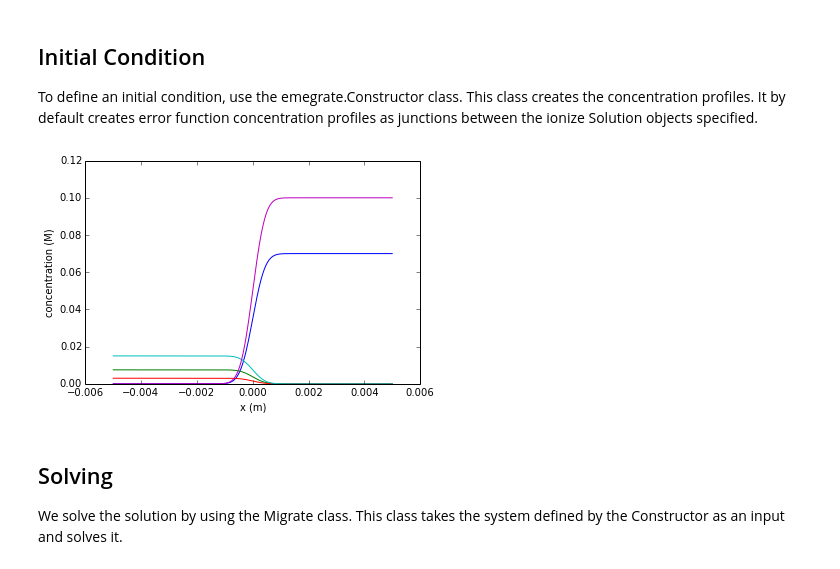
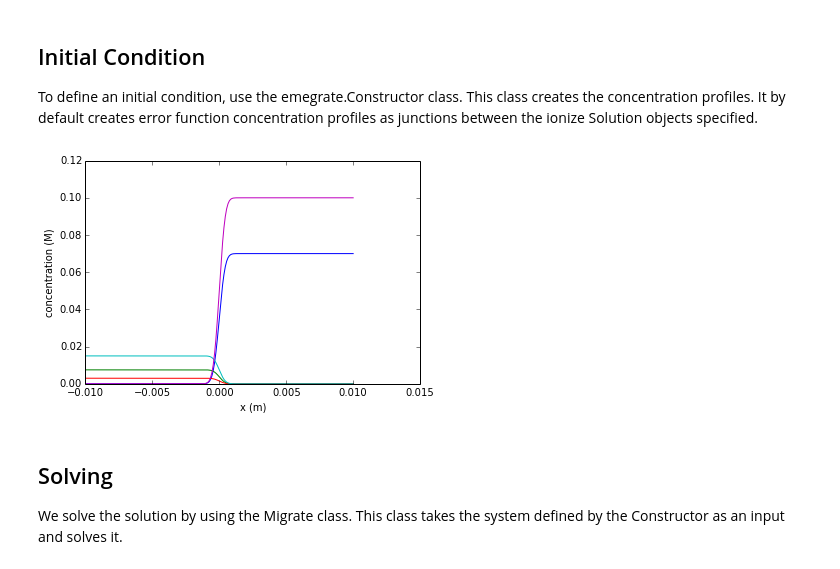
Before and after one commit to lewisamarshall/emigrate, a Jupyter notebook: CounterMigrating.ipynb, the cells around one changed output. Drawn from its saved outputs; the diff is of its cells as text; code cells hidden in the pictures.

```diff
--- a/CounterMigrating.ipynb
+++ b/CounterMigrating.ipynb
@@ -20,22 +20,22 @@ To define an initial condition, use the emegrate.Constructor class. This class c
 # %%
 solutions = [ionize.Solution(['caproic acid', 'tris', 'alexa fluor 488'], [.0075, .015, .003]),
              ionize.Solution(['hydrochloric acid', 'bis-tris'], [.07, .1])
             ]
 
-system = emigrate.Electrolyte().construct(domain_length=0.01,
-                         n_nodes=500,
+system = emigrate.Electrolyte().construct(lengths=[0.01]*len(solutions),
+                         n_nodes=200,
                          interface_length=.0005,
                          solutions=solutions,
                          voltage= -10., current_density=None,
                          domain_mode='centered'
                          )
 for i in range(len(system.ions)):
     plot(system.nodes, system.concentrations[i,:])
 xlabel('x (m)')
 ylabel('concentration (M)')
 show()
 # %% [output]
-[figure, old version]
+[figure, new version]
 # %% [markdown]
 Solving
 -------
```
Also changed, not shown: parts of 2 cells of this notebook.
